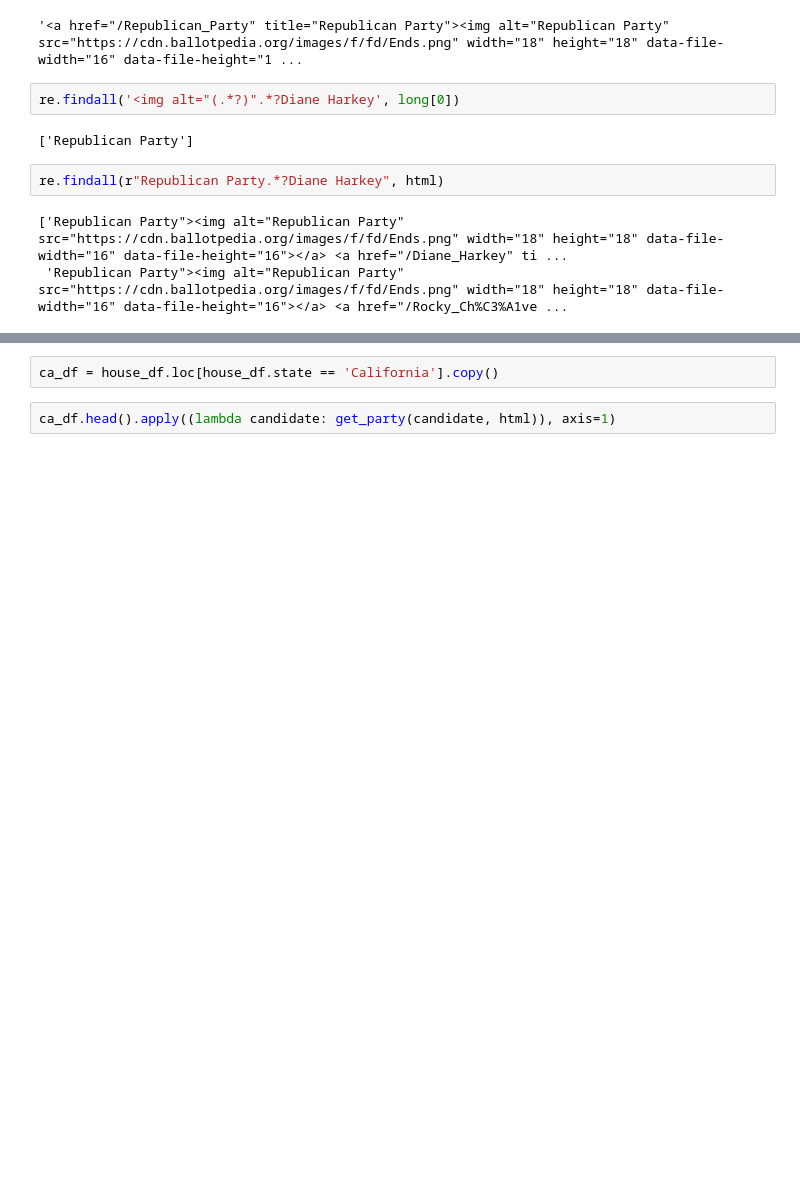
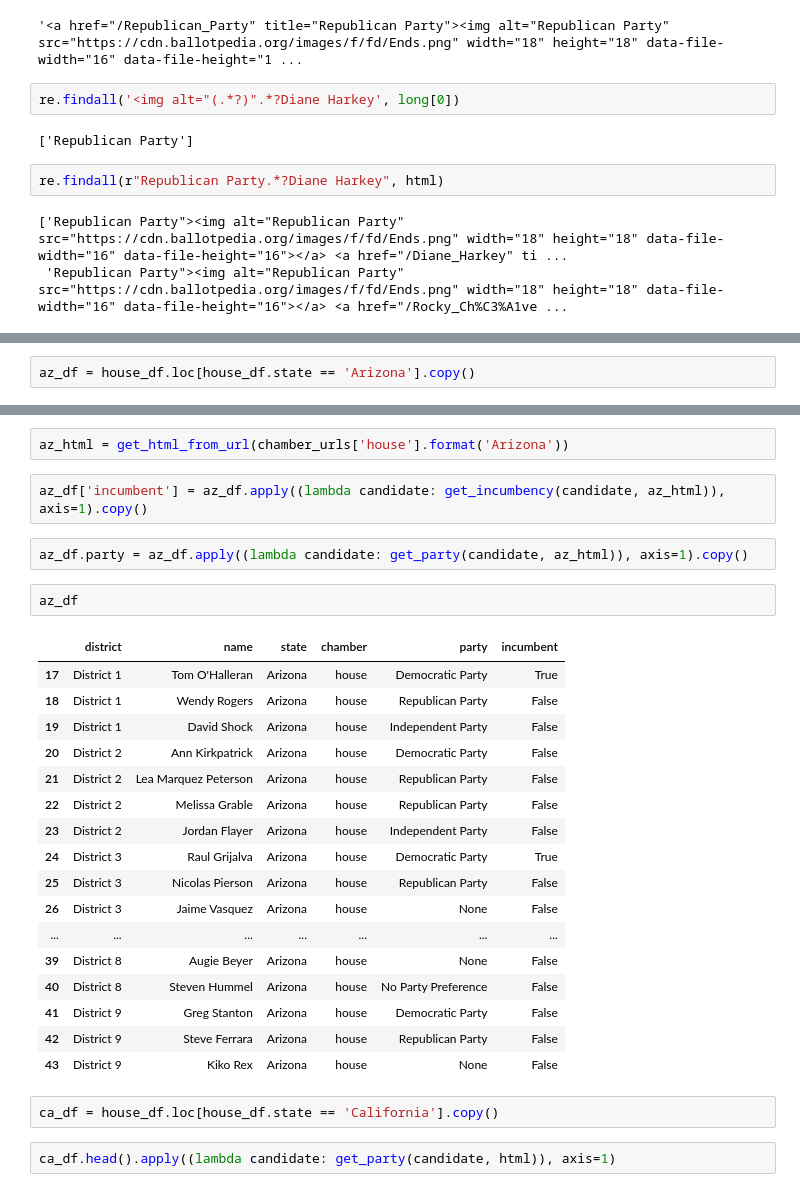
Before and after one commit to andrew-shackelford/Harvard_Twitter_Research_2018, a Jupyter notebook: midterm_candidate_scraper.ipynb, the cells around one changed output, grey strips where cells are left out. Drawn from its saved outputs; the diff is of its cells as text; blank space fills up the shorter version.

```diff
--- a/midterm_candidate_scraper.ipynb
+++ b/midterm_candidate_scraper.ipynb
@@ -232,0 +289,2 @@ get_party('Mike Levin', 'District 49', html)
+# %%
+az_df = house_df.loc[house_df.state == 'Arizona'].copy()
@@ -233,3 +311,29 @@ get_party('Mike Levin', 'District 49', html)
+# %%
+az_html = get_html_from_url(chamber_urls['house'].format('Arizona'))
+# %%
+az_df['incumbent'] = az_df.apply((lambda candidate: get_incumbency(candidate, az_html)), axis=1).copy()
+# %%
+az_df.party = az_df.apply((lambda candidate: get_party(candidate, az_html)), axis=1).copy()
+# %%
+az_df
+# %% [output]
+|  | district | name | state | chamber | party | incumbent |
+| 17 | District 1 | Tom O'Halleran | Arizona | house | Democratic Party | True |
+| 18 | District 1 | Wendy Rogers | Arizona | house | Republican Party | False |
+| 19 | District 1 | David Shock | Arizona | house | Independent Party | False |
+| 20 | District 2 | Ann Kirkpatrick | Arizona | house | Democratic Party | False |
+| 21 | District 2 | Lea Marquez Peterson | Arizona | house | Republican Party | False |
+| 22 | District 2 | Melissa Grable | Arizona | house | Republican Party | False |
+| 23 | District 2 | Jordan Flayer | Arizona | house | Independent Party | False |
+| 24 | District 3 | Raul Grijalva | Arizona | house | Democratic Party | True |
+| 25 | District 3 | Nicolas Pierson | Arizona | house | Republican Party | False |
+| 26 | District 3 | Jaime Vasquez | Arizona | house | None | False |
+| ... | ... | ... | ... | ... | ... | ... |
+| 39 | District 8 | Augie Beyer | Arizona | house | None | False |
+| 40 | District 8 | Steven Hummel | Arizona | house | No Party Preference | False |
+| 41 | District 9 | Greg Stanton | Arizona | house | Democratic Party | False |
+| 42 | District 9 | Steve Ferrara | Arizona | house | Republican Party | False |
+| 43 | District 9 | Kiko Rex | Arizona | house | None | False |
 # %%
 ca_df = house_df.loc[house_df.state == 'California'].copy()
 # %%
```
Also changed, not shown: parts of 17 cells of this notebook.
